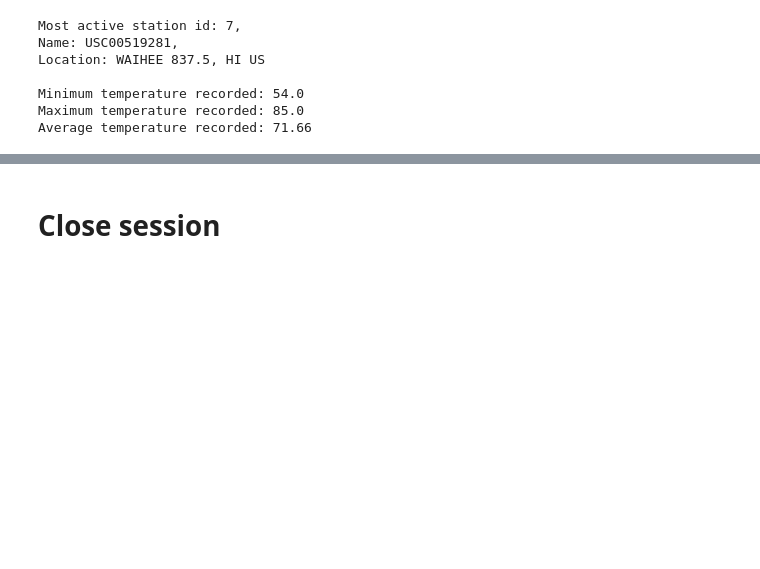
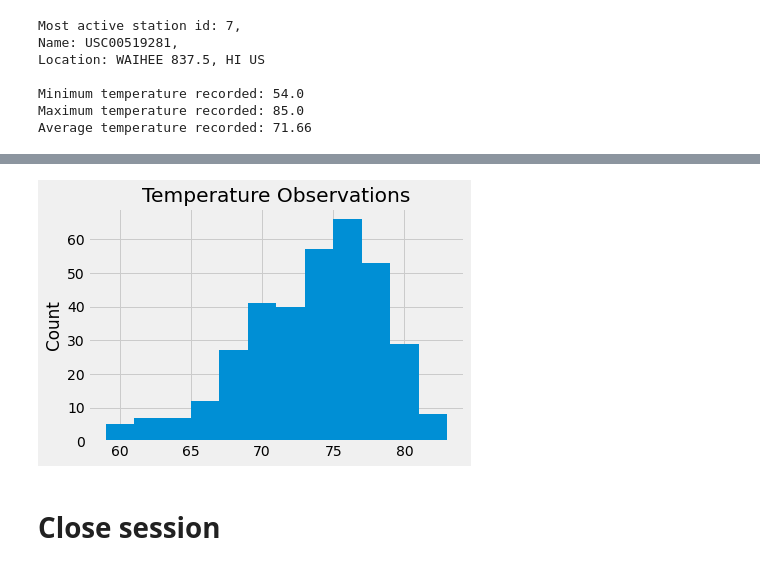
Before and after one commit to sharp2454/sqlalchemy-challenge, a Jupyter notebook: climate_starter.ipynb, the cells around one changed output, grey strips where cells are left out. Saved outputs shown, nothing was run; the diff lists cells and outputs as text; code cells hidden in the pictures; blank space fills up the shorter version.

Commit message:
added histogram

```diff
--- a/climate_starter.ipynb
+++ b/climate_starter.ipynb
@@ -189,4 +189,10 @@ Maximum temperature recorded: 85.0
 Average temperature recorded: 71.66
 # %%
 # Using the most active station id
-# Query the last 12 months of temperature observation data for this station and plot the results as a histogram
+# Query the last 12 months of temperature observation data for this station
+temp_data = session.query(Measurement.tobs).\
+             filter(Measurement.station==most_active_station[0][0]).\
+             filter(Measurement.date >= query_date).\
+             order_by(Measurement.date.desc()).all()
+temp_data_df = pd.DataFrame(temp_data)
+temp_data_df.head()
@@ -193,3 +206,11 @@ Average temperature recorded: 71.66
+# %%
+#and plot the results as a histogram
+plt.hist(temp_data_df['tobs'], bins=12)
+plt.ylabel("Count")
+plt.title("Temperature Observations")
+plt.show()
+# %% [output]
+[figure, added]
 # %% [markdown]
 # Close session
 # %%
```
Also changed, not shown: parts of 1 cell of this notebook.
